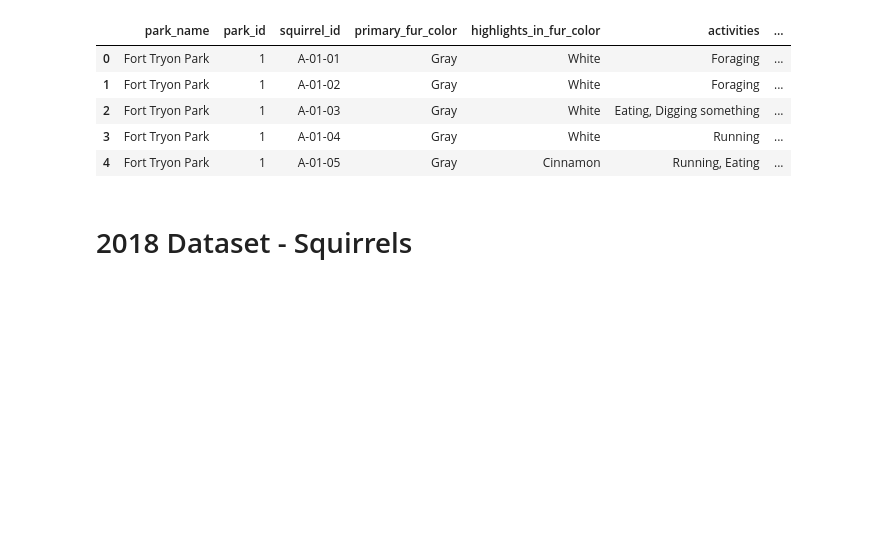
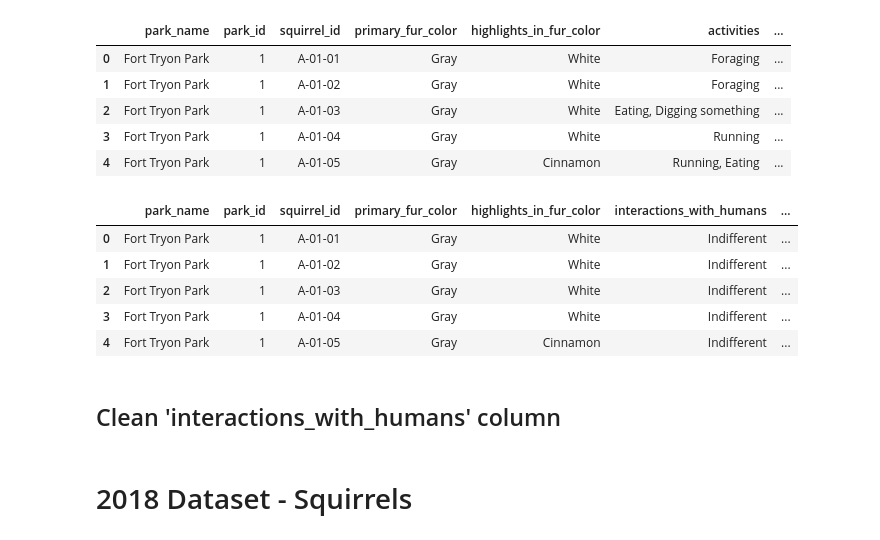
Before and after one commit to alyssahondrade/we-the-new-york-city-squirrels, a Jupyter notebook: squirrel_cleaning.ipynb, the cells around one changed output. Cells and saved outputs as stored; diff of their text form; code cells hidden in the pictures; blank space fills up the shorter version.

Commit message:
cleaned up code, removed unnecessary lines

```diff
--- a/squirrel_cleaning.ipynb
+++ b/squirrel_cleaning.ipynb
@@ -334,6 +326,19 @@ s2020_updated.head()
 | 2 | Fort Tryon Park | 1 | A-01-03 | Gray | White | Eating, Digging something | ... |
 | 3 | Fort Tryon Park | 1 | A-01-04 | Gray | White | Running | ... |
 | 4 | Fort Tryon Park | 1 | A-01-05 | Gray | Cinnamon | Running, Eating | ... |
+# %%
+# Drop the 'activities' column
+s2020_updated = s2020_updated.drop(columns=['activities'])
+s2020_updated.head()
+# %% [output]
+|  | park_name | park_id | squirrel_id | primary_fur_color | highlights_in_fur_color | interactions_with_humans | ... |
+| 0 | Fort Tryon Park | 1 | A-01-01 | Gray | White | Indifferent | ... |
+| 1 | Fort Tryon Park | 1 | A-01-02 | Gray | White | Indifferent | ... |
+| 2 | Fort Tryon Park | 1 | A-01-03 | Gray | White | Indifferent | ... |
+| 3 | Fort Tryon Park | 1 | A-01-04 | Gray | White | Indifferent | ... |
+| 4 | Fort Tryon Park | 1 | A-01-05 | Gray | Cinnamon | Indifferent | ... |
+# %% [markdown]
+## Clean 'interactions_with_humans' column
 # %% [markdown]
 # 2018 Dataset - Squirrels
 # %%
```
Also changed, not shown: parts of 3 cells of this notebook.
